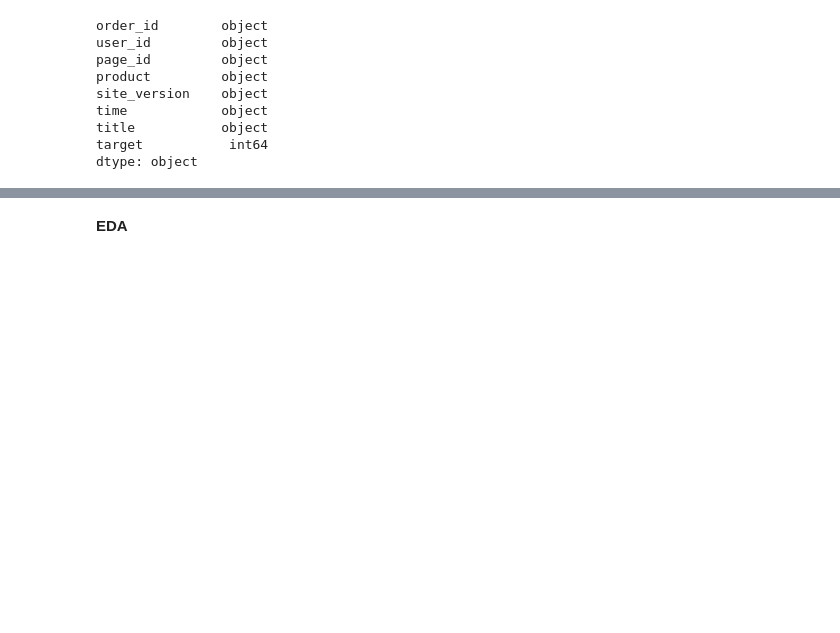
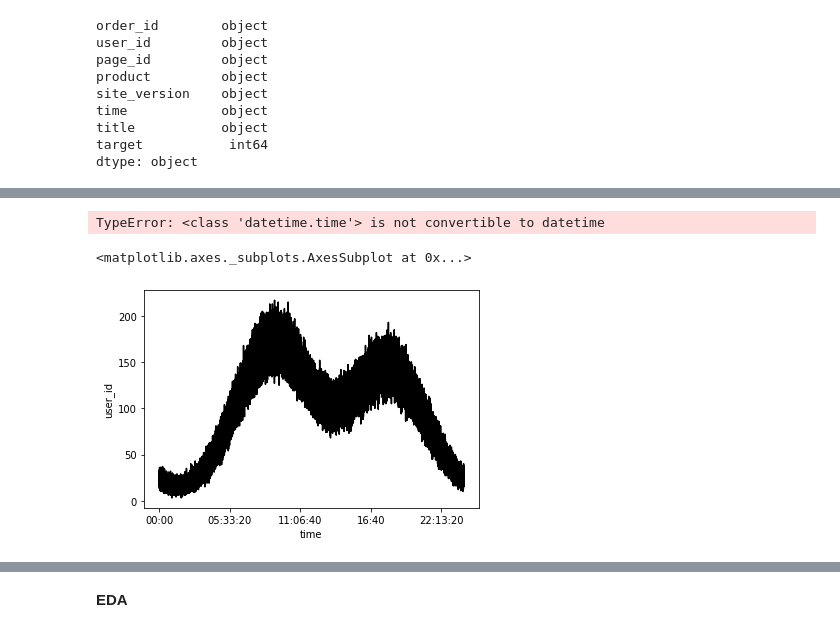
Before and after one commit to catymiao/Marketing-Analystics-Project, a Jupyter notebook: ABTestProject.ipynb, the cells around one changed output, grey strips where cells are left out. Drawn from its saved outputs; the diff is of its cells as text; code cells hidden in the pictures; blank space fills up the shorter version.

```diff
--- a/ABTestProject.ipynb
+++ b/ABTestProject.ipynb
@@ -37,3 +37,12 @@ df[:3]
 | 2 | c81e728d9d4c2f636f067f89cc14862c | eccbc87e4b5ce2fe28308fd9f2a7baf3 | 5c45a86277b8bf17bff6011be5cfb1b9 | sports_nutrition | desktop | 2019-01-09 09:12:45 | banner_show | 0 |
 # %%
 df['date']= pd.to_datetime(df['time']).dt.date
+df['time'] = pd.to_datetime(df['time']).dt.time
+# %% [output]
+TypeError: <class 'datetime.time'> is not convertible to datetime
+# %%
+time_distribution = df.groupby('time')[['user_id']].count().reset_index()
+sns.lineplot(x = 'time', y = 'user_id', data = time_distribution,color='black')
+# %% [output]
+<matplotlib.axes._subplots.AxesSubplot at 0x...>
+[figure, added]
```
Also changed, not shown: parts of 18 cells of this notebook.
